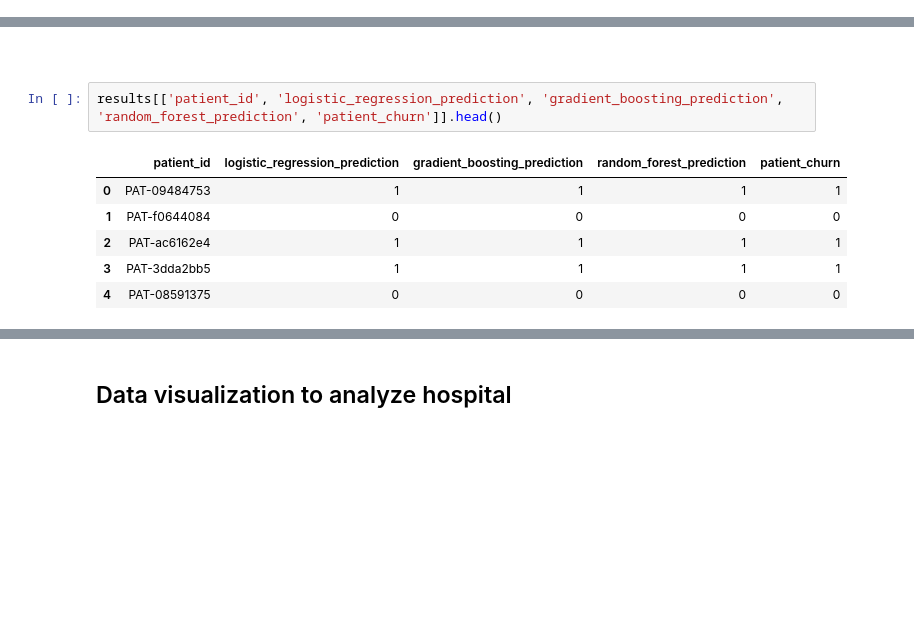
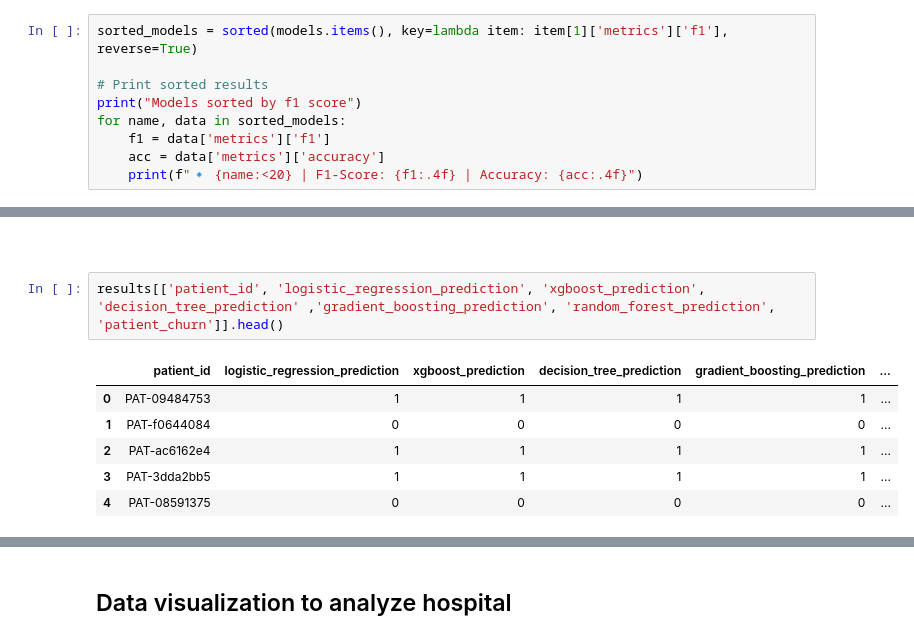
Before and after one commit to Mipjeiger/hospital-churn-customer-analytics-, a Jupyter notebook: develop/researchment/03_ML_application.ipynb, the cells around one changed output, grey strips where cells are left out. Cells and saved outputs as stored; diff of their text form; blank space fills up the shorter version.

```diff
--- a/develop/researchment/03_ML_application.ipynb
+++ b/develop/researchment/03_ML_application.ipynb
@@ -33,0 +54,9 @@ Loaded database from /Users/miftahhadiyannoor/Documents/Hospital_healthcare/deve
+# %%
+sorted_models = sorted(models.items(), key=lambda item: item[1]['metrics']['f1'], reverse=True)
+
+# Print sorted results
+print("Models sorted by f1 score")
+for name, data in sorted_models:
+    f1 = data['metrics']['f1']
+    acc = data['metrics']['accuracy']
+    print(f"🔹 {name:<20} | F1-Score: {f1:.4f} | Accuracy: {acc:.4f}")
@@ -113,11 +148,11 @@ df_predicted = df.merge(results, on='patient_id', how='left')
 # %% [markdown]
 #
 # %%
-results[['patient_id', 'logistic_regression_prediction', 'gradient_boosting_prediction', 'random_forest_prediction', 'patient_churn']].head()
+results[['patient_id', 'logistic_regression_prediction', 'xgboost_prediction', 'decision_tree_prediction' ,'gradient_boosting_prediction', 'random_forest_prediction', 'patient_churn']].head()
 # %% [output]
-|  | patient_id | logistic_regression_prediction | gradient_boosting_prediction | random_forest_prediction | patient_churn |
-| 0 | PAT-09484753 | 1 | 1 | 1 | 1 |
-| 1 | PAT-f0644084 | 0 | 0 | 0 | 0 |
-| 2 | PAT-ac6162e4 | 1 | 1 | 1 | 1 |
-| 3 | PAT-3dda2bb5 | 1 | 1 | 1 | 1 |
-| 4 | PAT-08591375 | 0 | 0 | 0 | 0 |
+|  | patient_id | logistic_regression_prediction | xgboost_prediction | decision_tree_prediction | gradient_boosting_prediction | ... |
+| 0 | PAT-09484753 | 1 | 1 | 1 | 1 | ... |
+| 1 | PAT-f0644084 | 0 | 0 | 0 | 0 | ... |
+| 2 | PAT-ac6162e4 | 1 | 1 | 1 | 1 | ... |
+| 3 | PAT-3dda2bb5 | 1 | 1 | 1 | 1 | ... |
+| 4 | PAT-08591375 | 0 | 0 | 0 | 0 | ... |
```
Also changed, not shown: parts of 17 cells of this notebook, 2 other files.
